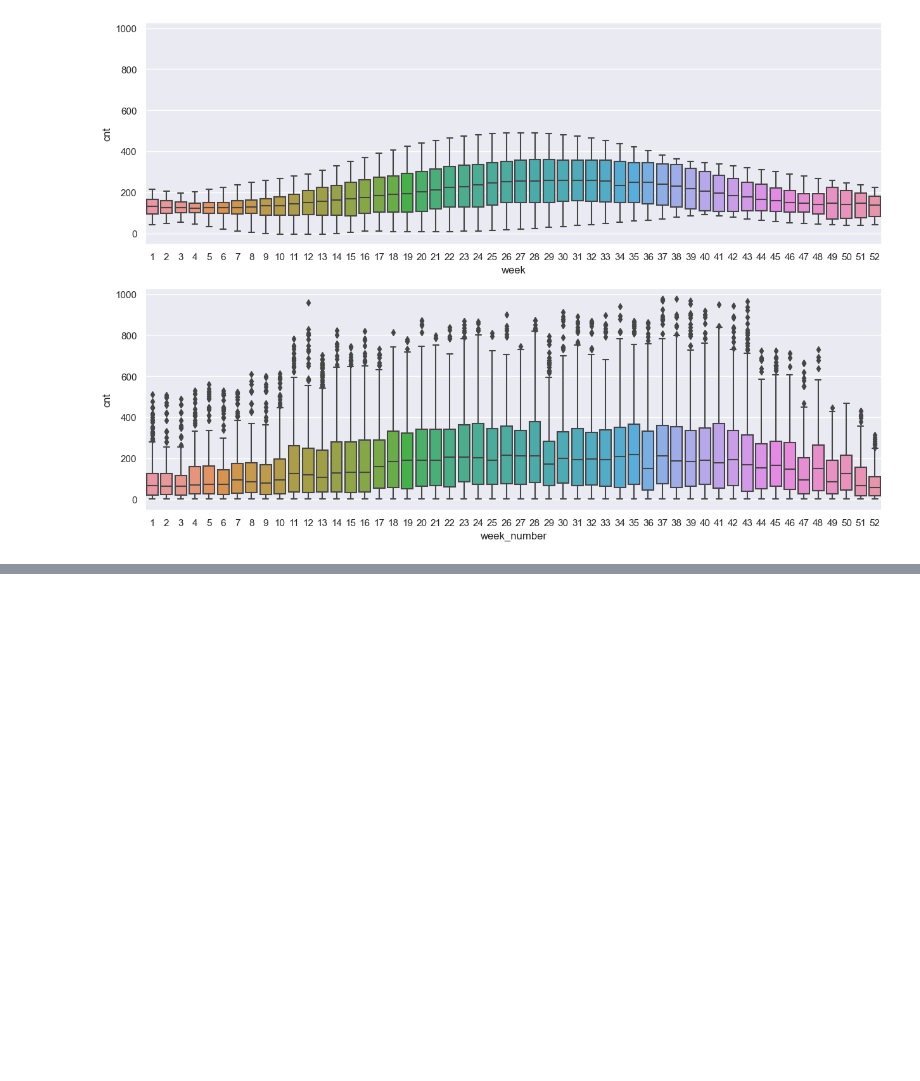
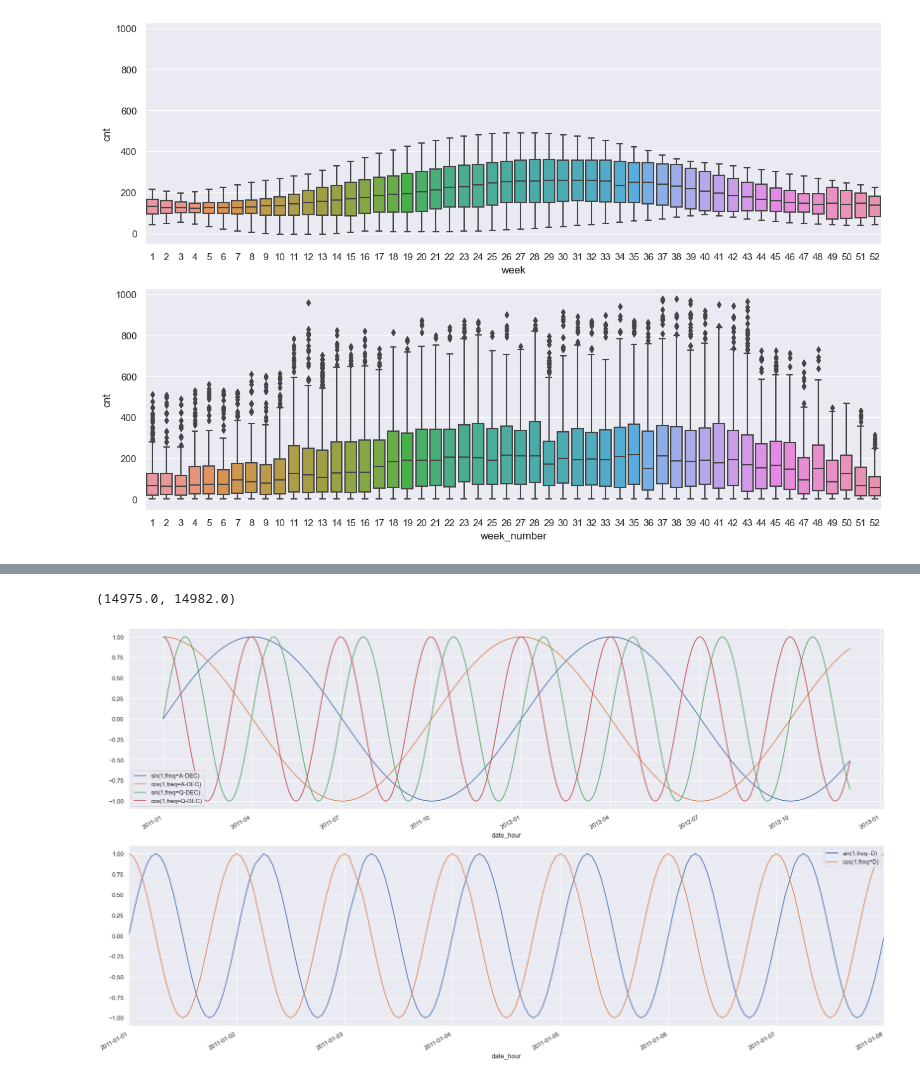
Before and after one commit to DaanEising/RentalPredictions, a Jupyter notebook: Main.ipynb, the cells around one changed output, grey strips where cells are left out. Saved outputs shown, nothing was run; the diff lists cells and outputs as text; code cells hidden in the pictures; blank space fills up the shorter version.

```diff
--- a/Main.ipynb
+++ b/Main.ipynb
@@ -226,0 +182,19 @@ ax3.set_xlim(day_start_date, day_end_date)
+# %%
+fig, ax = plt.subplots(2, 1, figsize=(25, 15))
+
+ax[0] = fourier_terms.plot(ax=ax[0], y='sin(1,freq=A-DEC)', x=('date_hour'))
+ax[0] = fourier_terms.plot(ax=ax[0], y='cos(1,freq=A-DEC)', x=('date_hour'))
+
+ax[0] = fourier_terms.plot(ax=ax[0], y='sin(1,freq=Q-DEC)', x=('date_hour'))
+ax[0] = fourier_terms.plot(ax=ax[0], y='cos(1,freq=Q-DEC)', x=('date_hour'))
+
+ax[1] = fourier_terms.plot(ax=ax[1], y='sin(1,freq=D)', x=('date_hour'))
+ax[1] = fourier_terms.plot(ax=ax[1], y='cos(1,freq=D)', x=('date_hour'))
+
+year_start_date = pd.to_datetime('2011-01-01')
+year_end_date = pd.to_datetime('2011-01-08')
+
+ax[1].set_xlim(year_start_date, year_end_date)
+# %% [output]
+(14975.0, 14982.0)
+[figure, added]
```
Also changed, not shown: parts of 12 cells of this notebook.
